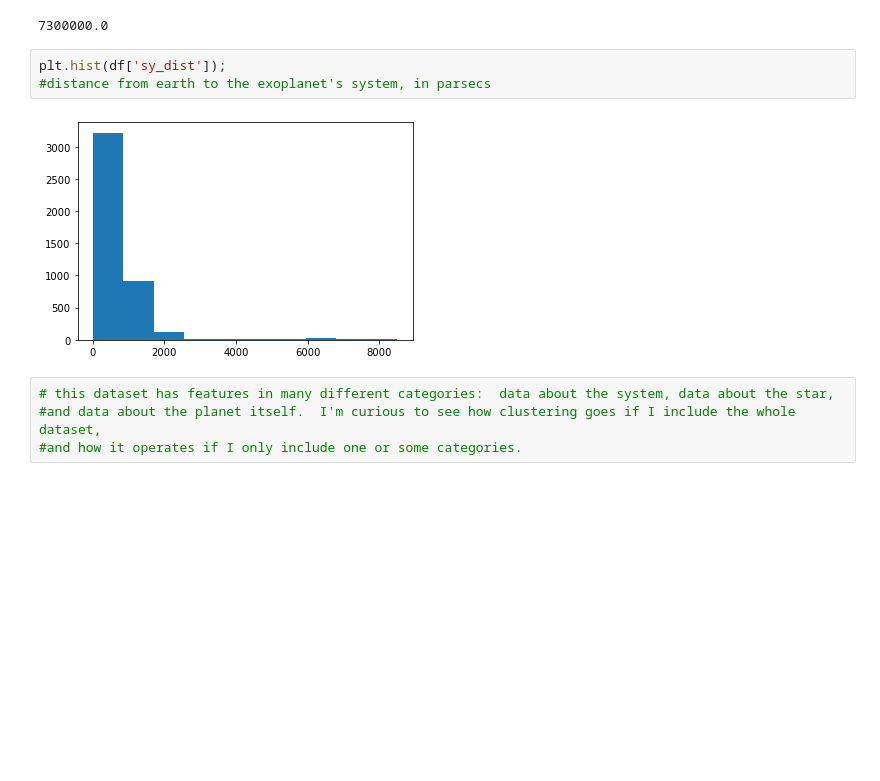
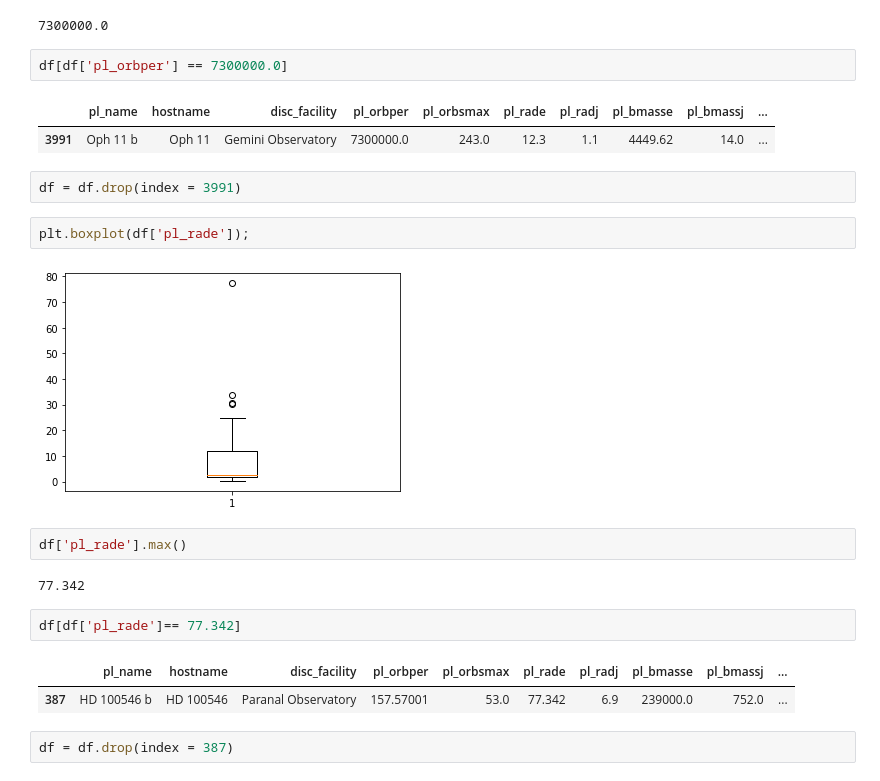
Before and after one commit to sehyeager/exoplanet_clustering, a Jupyter notebook: EDA-PCA.ipynb, the cells around one changed output. Saved outputs shown, nothing was run; the diff lists cells and outputs as text; blank space fills up the shorter version.

Commit message:
clustering done

```diff
--- a/EDA-PCA.ipynb
+++ b/EDA-PCA.ipynb
@@ -92,12 +90,25 @@ plt.boxplot(df['pl_orbper']);
 df['pl_orbper'].max()
 # %% [output]
 7300000.0
-# %%
-plt.hist(df['sy_dist']);
-#distance from earth to the exoplanet's system, in parsecs
-# %% [output]
-[figure, removed]
-# %%
-# this dataset has features in many different categories:  data about the system, data about the star,
-#and data about the planet itself.  I'm curious to see how clustering goes if I include the whole dataset,
-#and how it operates if I only include one or some categories.
+# %%
+df[df['pl_orbper'] == 7300000.0]
+# %% [output]
+|  | pl_name | hostname | disc_facility | pl_orbper | pl_orbsmax | pl_rade | pl_radj | pl_bmasse | pl_bmassj | ... |
+| 3991 | Oph 11 b | Oph 11 | Gemini Observatory | 7300000.0 | 243.0 | 12.3 | 1.1 | 4449.62 | 14.0 | ... |
+# %%
+df = df.drop(index = 3991)
+# %%
+plt.boxplot(df['pl_rade']);
+# %% [output]
+[figure, added]
+# %%
+df['pl_rade'].max()
+# %% [output]
+77.342
+# %%
+df[df['pl_rade']== 77.342]
+# %% [output]
+|  | pl_name | hostname | disc_facility | pl_orbper | pl_orbsmax | pl_rade | pl_radj | pl_bmasse | pl_bmassj | ... |
+| 387 | HD 100546 b | HD 100546 | Paranal Observatory | 157.57001 | 53.0 | 77.342 | 6.9 | 239000.0 | 752.0 | ... |
+# %%
+df = df.drop(index = 387)
```
Also changed, not shown: parts of 26 cells of this notebook, 15 other files.
